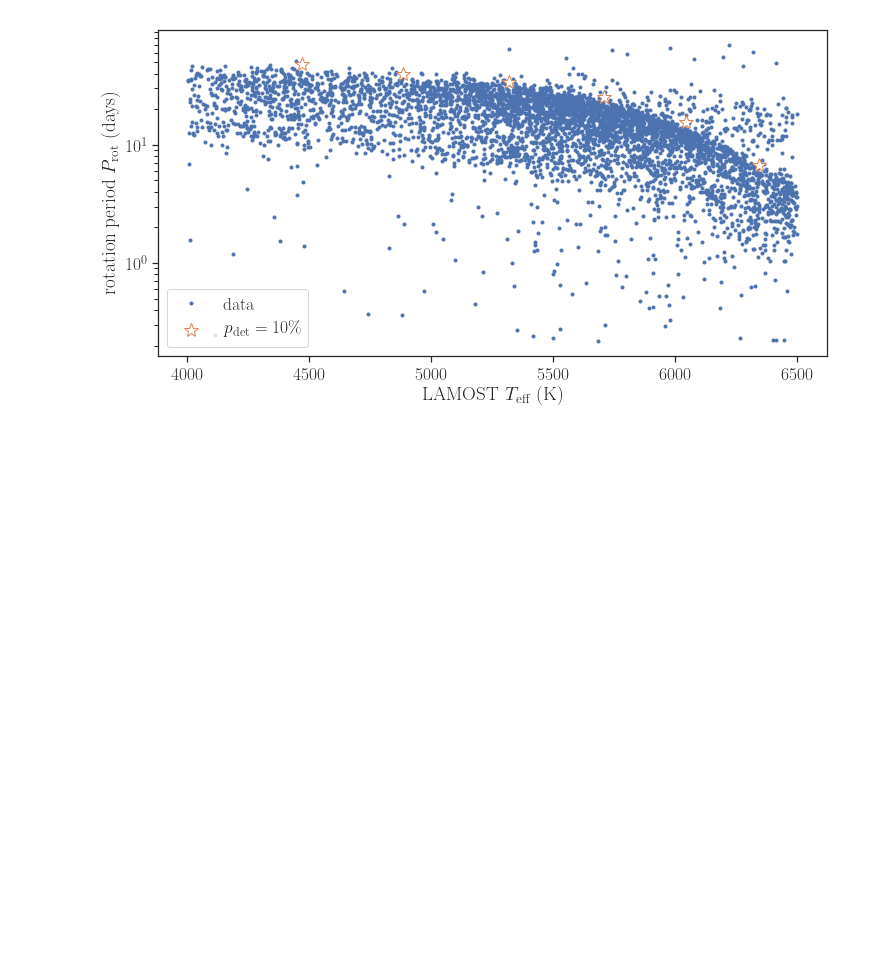
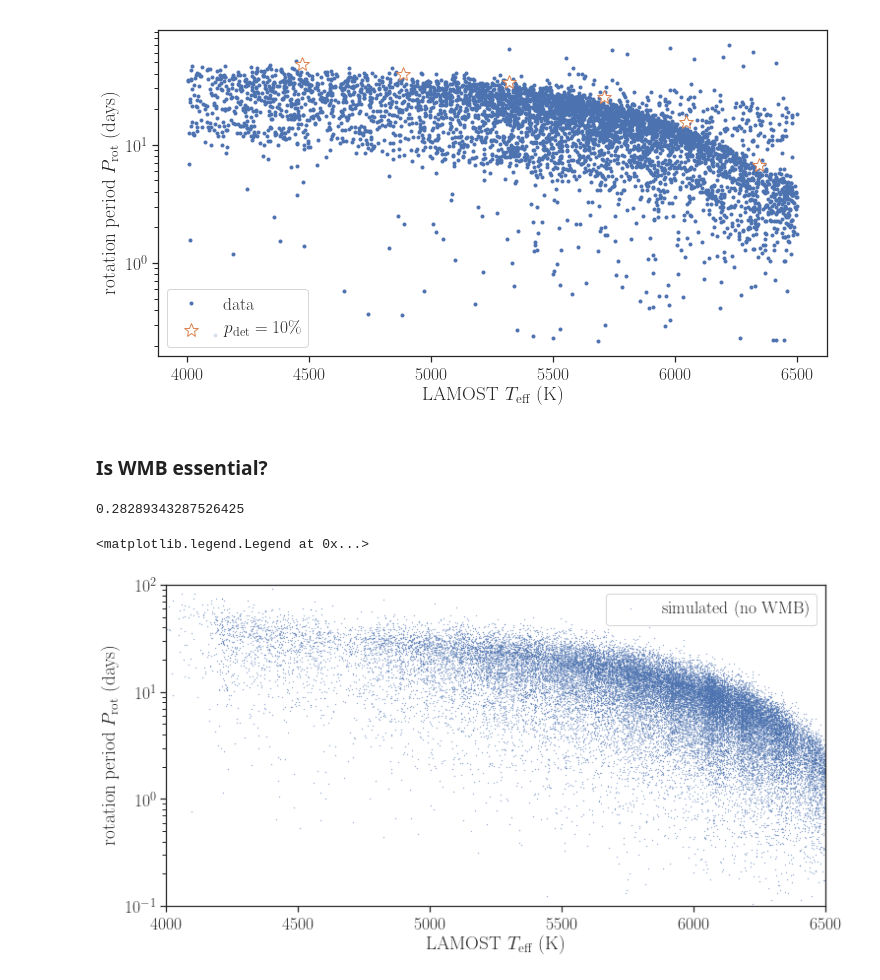
Before and after one commit to kemasuda/acheron, a Jupyter notebook: kepler_prot_teff/detection_age.ipynb, the cells around one changed output. Cells and saved outputs as stored; diff of their text form; code cells hidden in the pictures; blank space fills up the shorter version.

```diff
--- a/kepler_prot_teff/detection_age.ipynb
+++ b/kepler_prot_teff/detection_age.ipynb
@@ -207,3 +218,34 @@ plt.legend()
 plt.savefig(resdir+"pdet10_prot_teff.png", dpi=200, bbox_inches="tight")
 # %% [output]
 [figure]
+# %% [markdown]
+### Is WMB essential?
+# %%
+def simulate(d, Ro_crit=2.):
+    ages = np.random.rand(len(d)) * age_upper(d.mass)
+    prots, ros = ros_from_ages(ages, d.mass, Ro_cutoff=Ro_crit)
+    d['Prot'] = prots
+    d['Ro'] = ros
+    return d
+# %%
+dsim = simulate(dm14, Ro_crit=10.)
+# %%
+np.sum(idxd) / len(dsim)
+# %% [output]
+0.28289343287526425
+# %%
+plt.xlim(4000, 6500)
+plt.ylim(0.1, 100)
+plt.yscale("log")
+plt.xlabel(tefflabel)
+plt.ylabel(protlabel)
+#plt.plot(dsim.teff, dsim.Prot, ',', label='simulated')
+#idxd = dsim.Ro < dsim['rocut_all']
+#plt.plot(dsim.teff[idxd], dsim.Prot[idxd], '.', label='simulated (all)')
+idxd = (dsim.Ro < dsim['rocut_mag']) #& (dsim.kepmag<14.)
+plt.plot(dsim.teff[idxd], dsim.Prot[idxd], '.', label='simulated (no WMB)', markersize=0.5)
+#plt.plot(d.teff, d.Prot, '.', label='data', color='gray', mfc='none', lw=0.1)
+plt.legend()
+# %% [output]
+<matplotlib.legend.Legend at 0x...>
+[figure, added]
```
Also changed, not shown: parts of 2 cells of this notebook.
